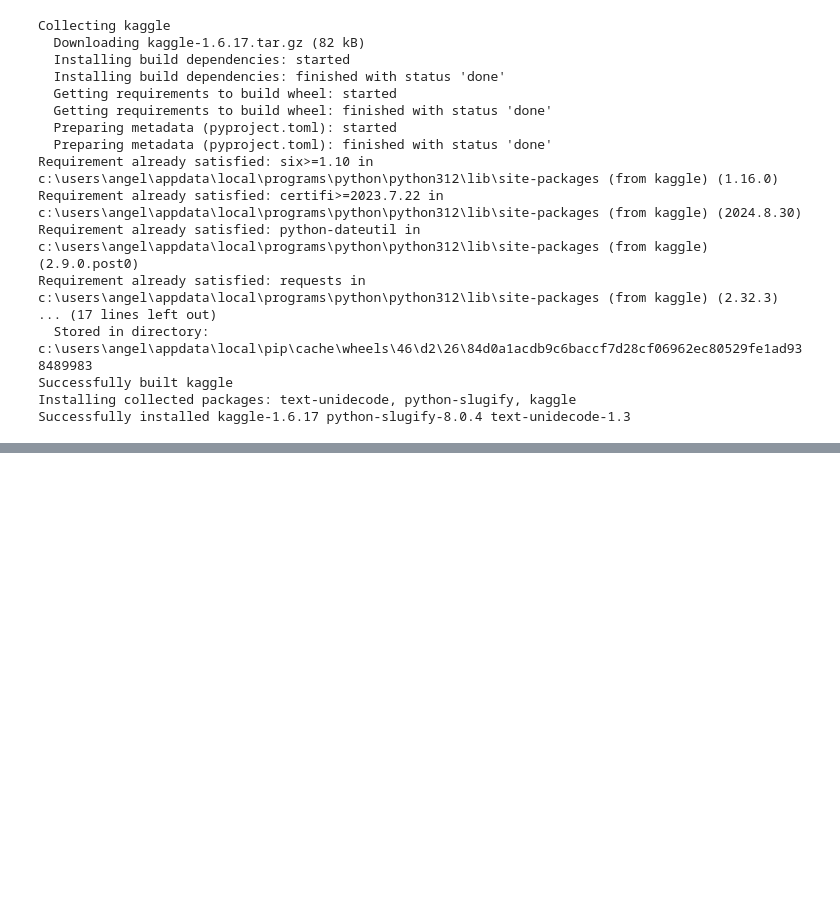
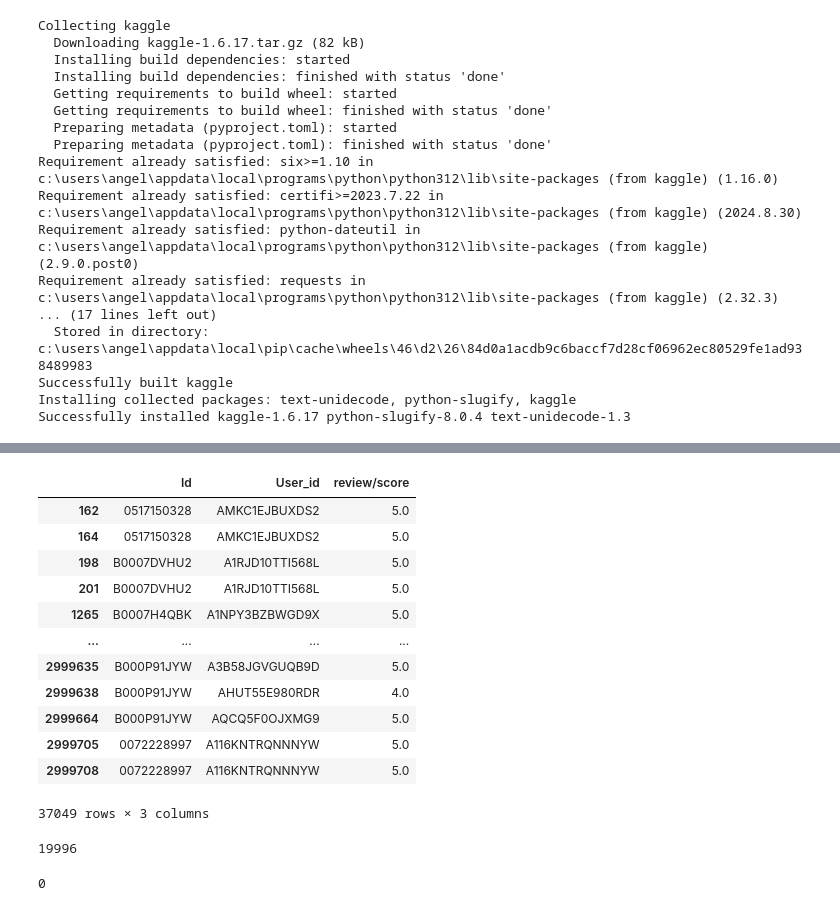
Before and after one commit to melissarizzi/Massive-Data, a Jupyter notebook: project.ipynb, the cells around one changed output, grey strips where cells are left out. Cells and saved outputs as stored; diff of their text form; code cells hidden in the pictures; blank space fills up the shorter version.

```diff
--- a/project.ipynb
+++ b/project.ipynb
@@ -62,0 +172,22 @@ subsample
+# %%
+df_duplicati = df_short[df_short.duplicated(keep=False)]
+# %%
+df_duplicati
+# %% [output]
+|  | Id | User_id | review/score |
+| 162 | 0517150328 | AMKC1EJBUXDS2 | 5.0 |
+| 164 | 0517150328 | AMKC1EJBUXDS2 | 5.0 |
+| 198 | B0007DVHU2 | A1RJD10TTI568L | 5.0 |
+| 201 | B0007DVHU2 | A1RJD10TTI568L | 5.0 |
+| 1265 | B0007H4QBK | A1NPY3BZBWGD9X | 5.0 |
+| ... | ... | ... | ... |
+| 2999635 | B000P91JYW | A3B58JGVGUQB9D | 5.0 |
+| 2999638 | B000P91JYW | AHUT55E980RDR | 4.0 |
+| 2999664 | B000P91JYW | AQCQ5F0OJXMG9 | 5.0 |
+| 2999705 | 0072228997 | A116KNTRQNNNYW | 5.0 |
+| 2999708 | 0072228997 | A116KNTRQNNNYW | 5.0 |
+37049 rows × 3 columns
+# %%
+df_short.duplicated().sum()
+# %% [output]
+19996
@@ -62,0 +196,4 @@ subsample
+# %%
+df_short.duplicated().sum()
+# %% [output]
+0
```
Also changed, not shown: parts of 40 cells of this notebook.
